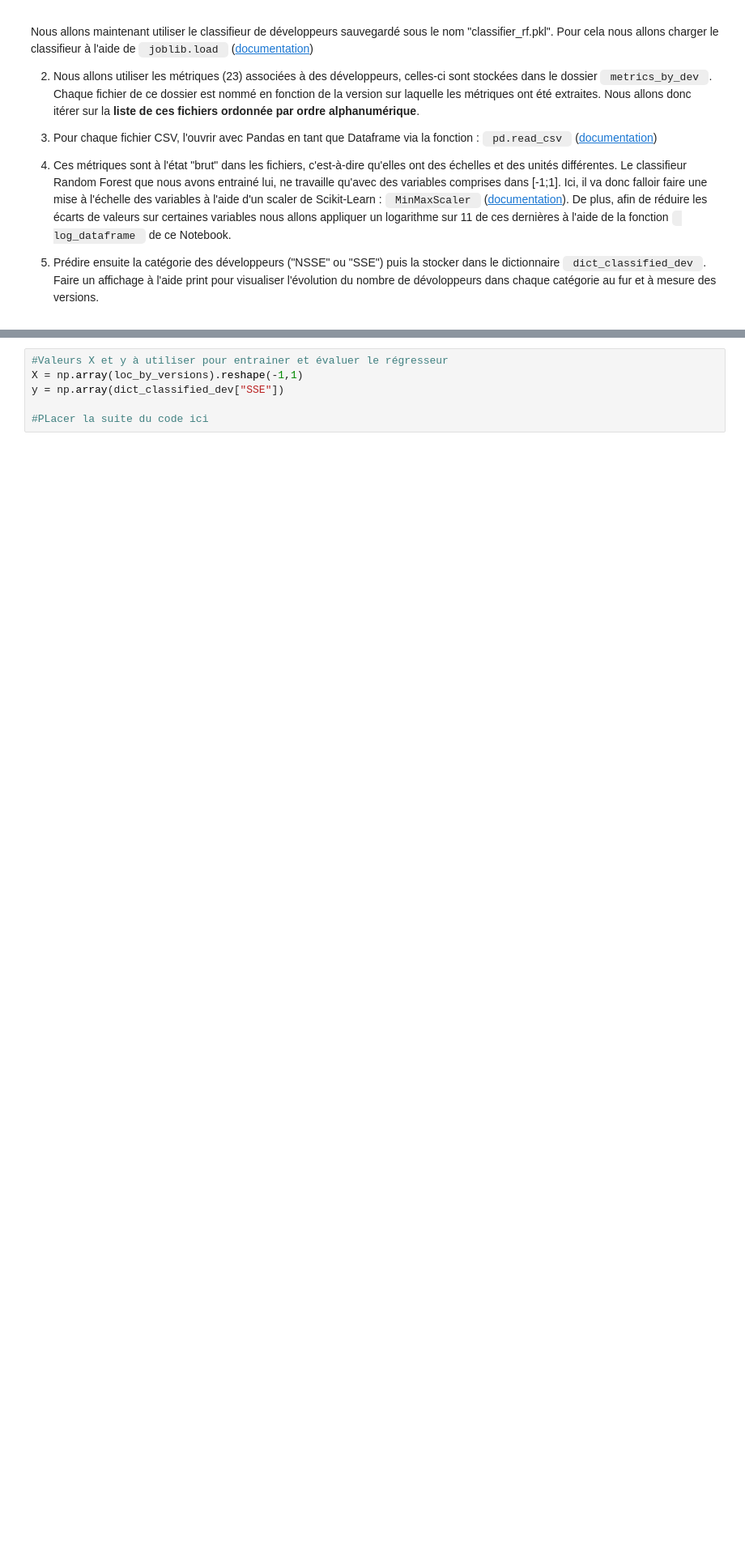
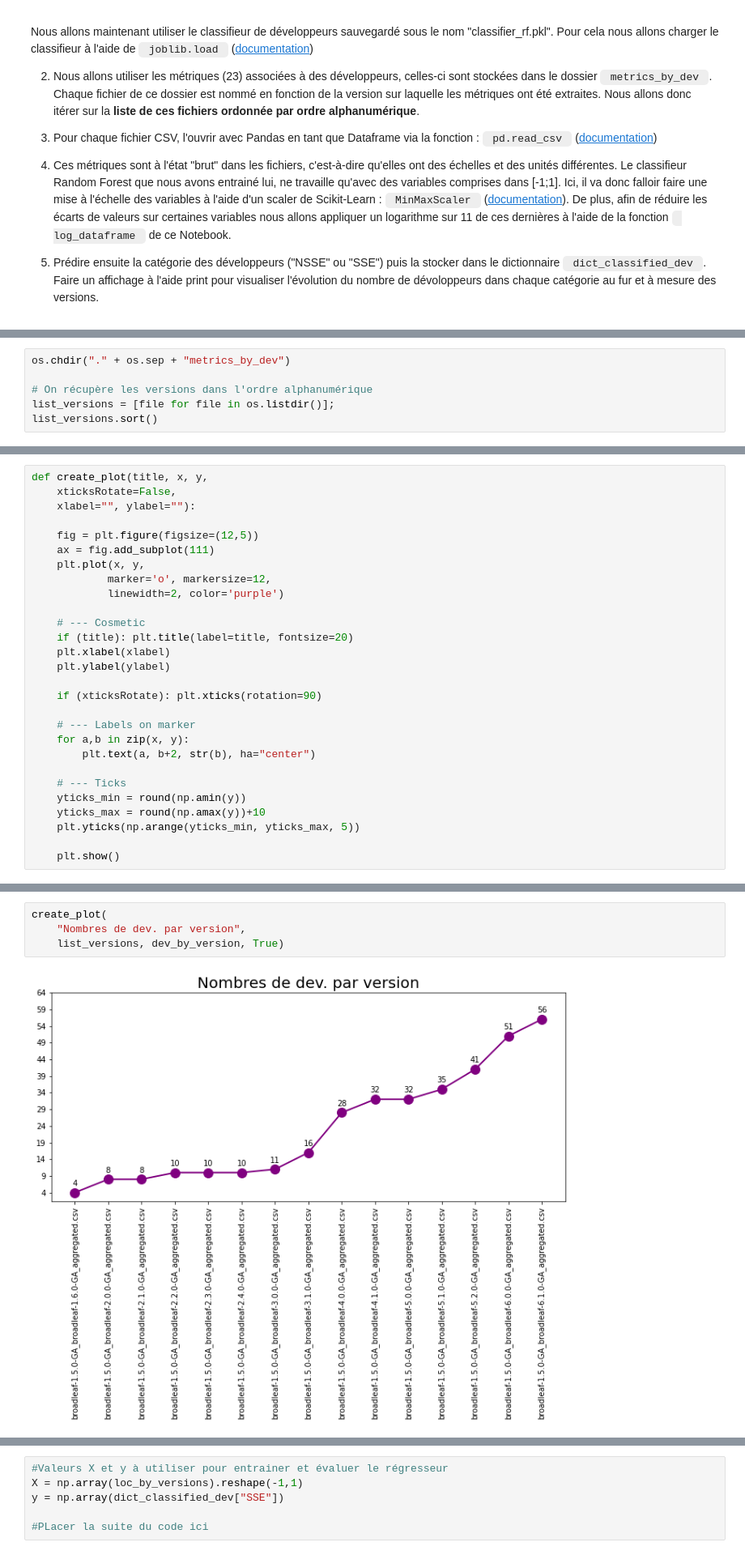
Before and after one commit to DocAmaroo/MetricExtraction, a Jupyter notebook: developers_classification.ipynb, the cells around one changed output, grey strips where cells are left out. Shown: that part at 81% size. Cells and saved outputs as stored; diff of their text form; blank space fills up the shorter version.

```diff
--- a/developers_classification.ipynb
+++ b/developers_classification.ipynb
@@ -176,0 +178,6 @@ FileNotFoundError: [Errno 2] No such file or directory: 'classifier_rf.pkl'
+# %%
+os.chdir("." + os.sep + "metrics_by_dev")
+
+# On récupère les versions dans l'ordre alphanumérique
+list_versions = [file for file in os.listdir()];
+list_versions.sort()
@@ -176,0 +238,28 @@ FileNotFoundError: [Errno 2] No such file or directory: 'classifier_rf.pkl'
+# %%
+def create_plot(title, x, y,
+    xticksRotate=False,
+    xlabel="", ylabel=""):
+
+    fig = plt.figure(figsize=(12,5))
+    ax = fig.add_subplot(111)
+    plt.plot(x, y,
+            marker='o', markersize=12,
+            linewidth=2, color='purple')
+
+    # --- Cosmetic
+    if (title): plt.title(label=title, fontsize=20)
+    plt.xlabel(xlabel)
+    plt.ylabel(ylabel)
+
+    if (xticksRotate): plt.xticks(rotation=90)
+
+    # --- Labels on marker
+    for a,b in zip(x, y):
+        plt.text(a, b+2, str(b), ha="center")
+
+    # --- Ticks
+    yticks_min = round(np.amin(y))
+    yticks_max = round(np.amax(y))+10
+    plt.yticks(np.arange(yticks_min, yticks_max, 5))
+
+    plt.show()
@@ -176,0 +299,6 @@ FileNotFoundError: [Errno 2] No such file or directory: 'classifier_rf.pkl'
+# %%
+create_plot(
+    "Nombres de dev. par version",
+    list_versions, dev_by_version, True)
+# %% [output]
+[figure, added]
```
Also changed, not shown: parts of 13 cells of this notebook.
